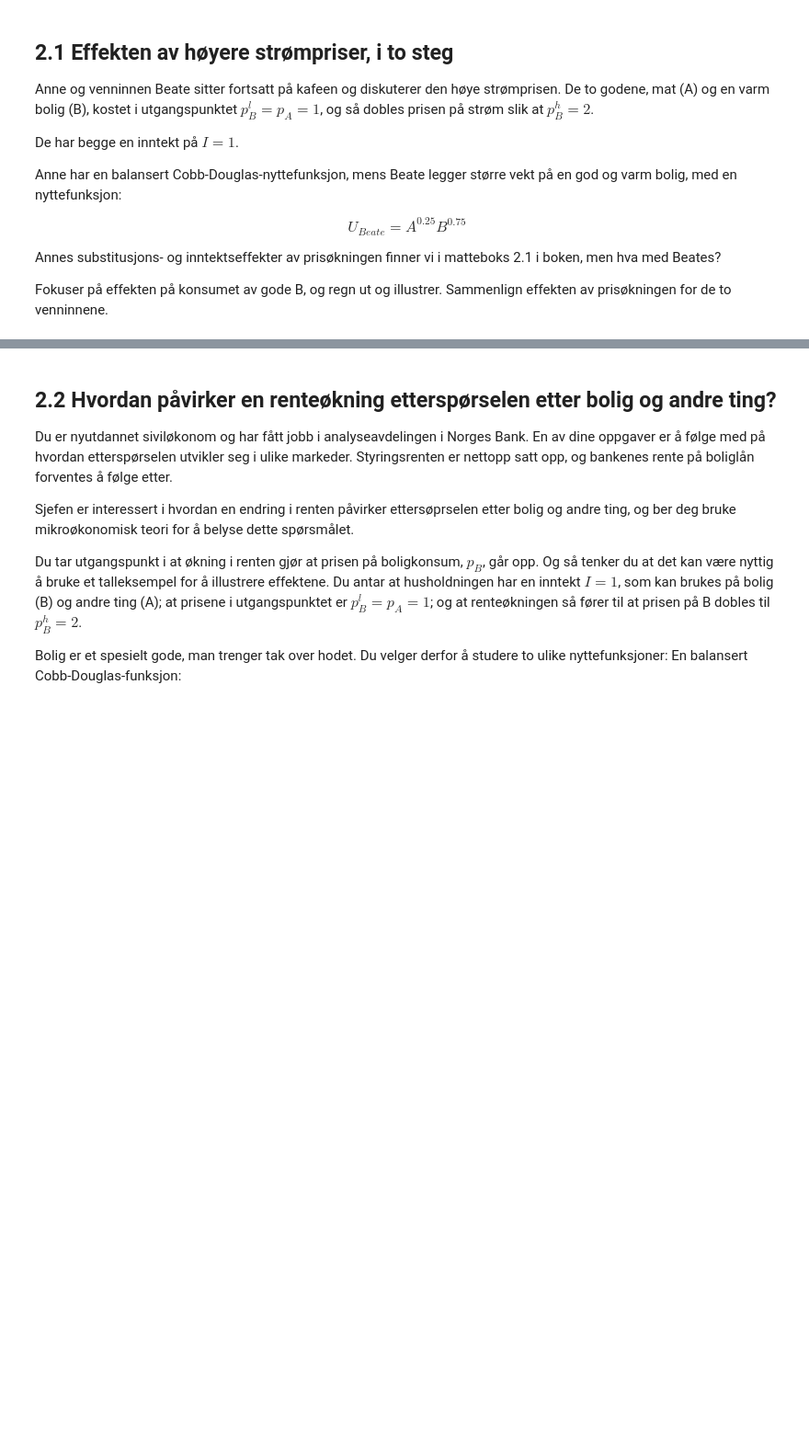
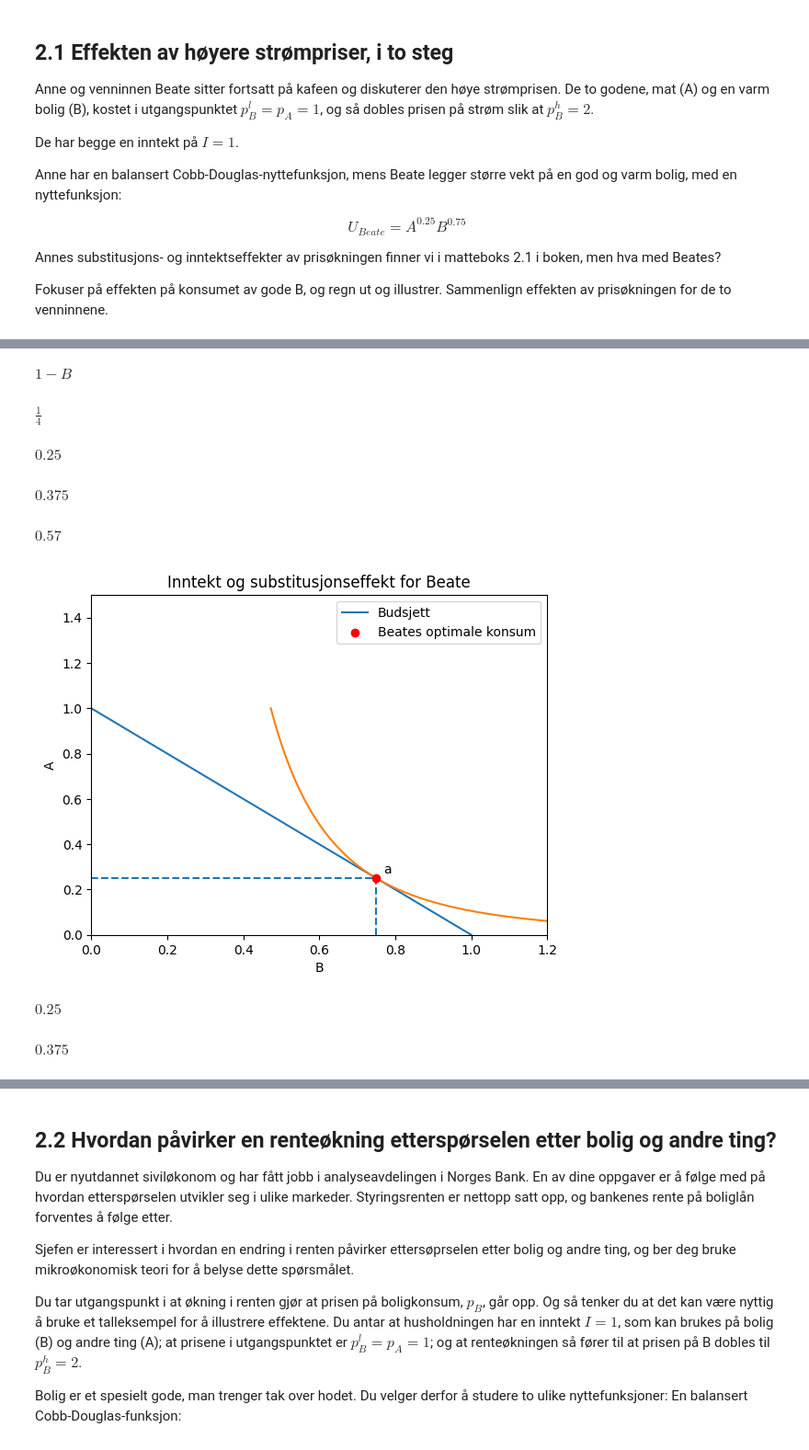
Before and after one commit to uit-sok-1303-v26/uit-sok-1303.v26.github.io, a Jupyter notebook: Konsumenteori - Kapittel 2.ipynb, the cells around one changed output, grey strips where cells are left out. Shown at 92% size. Drawn from its saved outputs; the diff is of its cells as text; code cells hidden in the pictures; blank space fills up the shorter version.

```diff
--- a/Konsumenteori - Kapittel 2.ipynb
+++ b/Konsumenteori - Kapittel 2.ipynb
@@ -605,0 +314,6 @@ ax.set(ylim=(0,1.5))
+# %%
+# Løser for A, da vet vi budjsettlinjen
+A_eq = sp.solve(budsjett, A)[0]
+A_eq
+# %% [output]
+$\displaystyle 1 - B$
@@ -605,0 +326,68 @@ ax.set(ylim=(0,1.5))
+# %%
+# Nyttevekten til Beate
+alpha_beate = sp.solve(sp.Eq(1-a, 3*a), a)[0]
+
+alpha_beate
+# %% [output]
+$\displaystyle \frac{1}{4}$
+# %%
+A_beate, B_beate = optimal_konsum(alpha_beate,I,p_A,p_B)
+
+display(A_beate.evalf(), B_beate.evalf())
+# %% [output]
+$\displaystyle 0.25$
+$\displaystyle 0.375$
+# %%
+# Indifferenskurver
+def indifferenskurve(A_verdier, alpha, U0):
+    return (U0 / A_verdier**alpha)**(1/(1-alpha))
+
+U0_beate = round(A_beate**alpha_beate * B_beate**(1-alpha_beate), 3)
+
+U0_beate
+# %% [output]
+$\displaystyle 0.57$
+# %%
+b_verdier = np.linspace(0.001, 1, 100)
+
+# Tegner figur
+fig, ax = plt.subplots()
+
+# Budsjettlinje
+ax.plot(b_verdier, (1-b_verdier), label='Budsjett')
+
+# Indifferenskurve
+ax.plot(indifferenskurve(b_verdier, alpha_beate, U0_beate), b_verdier)
+
+# Legg inn optimalpunktet
+ax.scatter(float(B_beate), float(A_beate), color='red', zorder= 6, label='Beates optimale konsum')
+
+# Tegner punkt a
+ax.annotate('a', (float(B_beate)+0.02, float(A_beate)+0.02))
+
+# Tittel og akselimitasjon
+ax.set(xlim=(0,1.2))
+ax.set(ylim=(0,1.5))
+ax.set_title('Inntekt og substitusjonseffekt for Beate')
+ax.set_xlabel('B')
+ax.set_ylabel('A')
+
+# Tegner linjer
+ax.vlines(float(B_beate), 0, float(A_beate), ls='--')
+ax.hlines(float(A_beate), 0, float(B_beate), ls='--')
+
+
+
+ax.legend();
+# %% [output]
+[figure, added]
+# %%
+# Inntektseffekt
+p_B = 2
+
+A_beate,B_beate = optimal_konsum(alpha_beate,I,p_A,p_B)
+
+display(A_beate.evalf(), B_beate.evalf())
+# %% [output]
+$\displaystyle 0.25$
+$\displaystyle 0.375$
```
Also changed, not shown: parts of 47 cells of this notebook.
